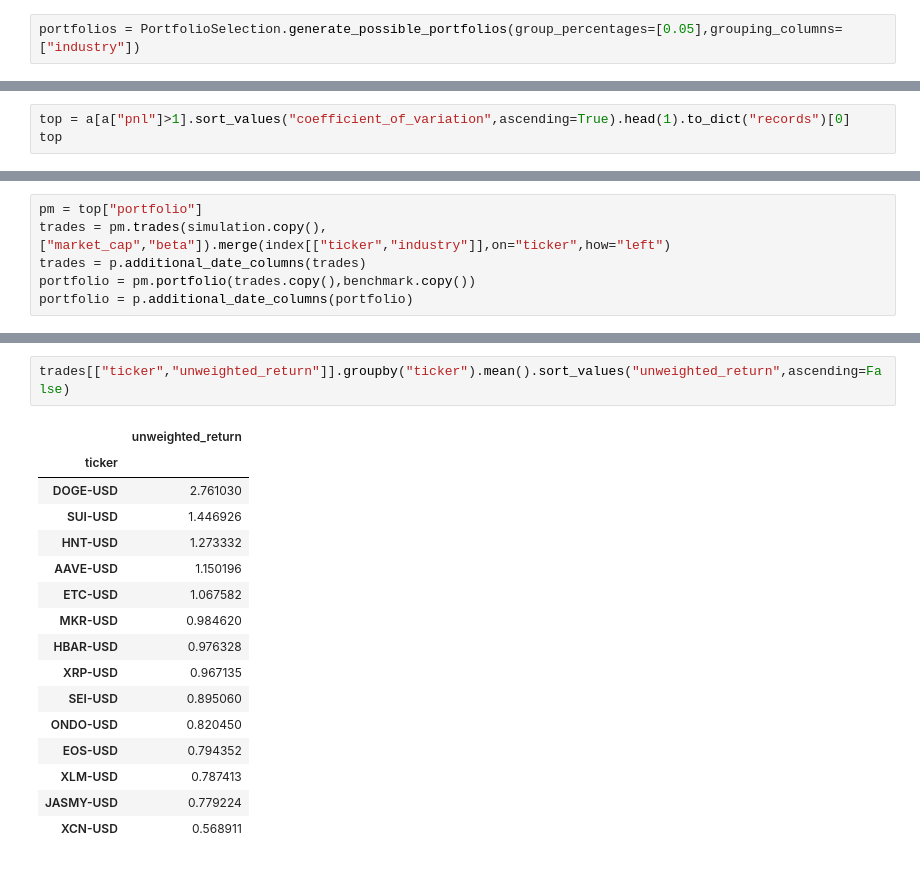
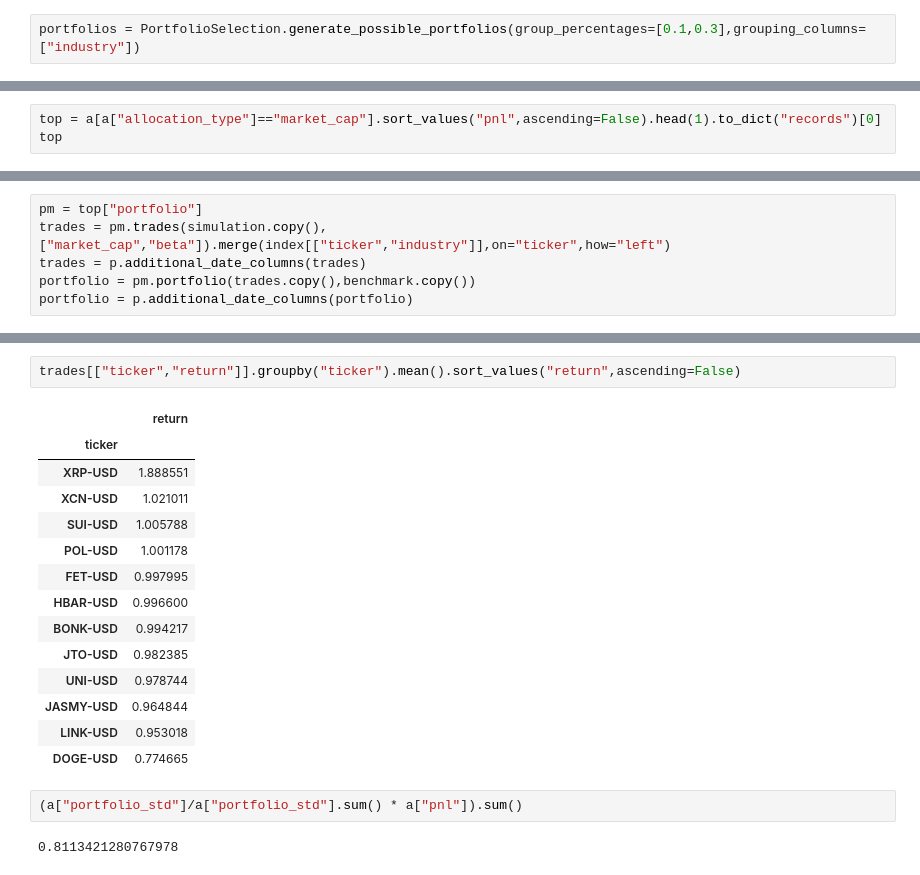
Before and after one commit to chung-ejy/orivault, a Jupyter notebook: studies/swing_trading_study/speculation_basic_crypto.ipynb, the cells around one changed output, grey strips where cells are left out. Cells and saved outputs as stored; diff of their text form.

```diff
--- a/studies/swing_trading_study/speculation_basic_crypto.ipynb
+++ b/studies/swing_trading_study/speculation_basic_crypto.ipynb
@@ -109,7 +92,7 @@ Index(['adjstart', 'adjlow', 'adjhigh', 'adjopen', 'adjclose', 'adjvolume',
        'var', 'beta', 'adjclose_prediction', 'market_cap', 'industry'],
       dtype='object')
 # %%
-portfolios = PortfolioSelection.generate_possible_portfolios(group_percentages=[0.05],grouping_columns=["industry"])
+portfolios = PortfolioSelection.generate_possible_portfolios(group_percentages=[0.1,0.3],grouping_columns=["industry"])
 # %%
 additional_portfolios = []
 
@@ -194,4 +177,4 @@ plt.show()
 # %%
-top = a[a["pnl"]>1].sort_values("coefficient_of_variation",ascending=True).head(1).to_dict("records")[0]
+top = a[a["allocation_type"]=="market_cap"].sort_values("pnl",ascending=False).head(1).to_dict("records")[0]
 top
 # %% [output]
@@ -250,19 +233,21 @@ plt.show()
 # %%
-trades[["ticker","unweighted_return"]].groupby("ticker").mean().sort_values("unweighted_return",ascending=False)
+trades[["ticker","return"]].groupby("ticker").mean().sort_values("return",ascending=False)
 # %% [output]
-|  | unweighted_return |
+|  | return |
 | ticker |  |
-| DOGE-USD | 2.761030 |
-| SUI-USD | 1.446926 |
-| HNT-USD | 1.273332 |
-| AAVE-USD | 1.150196 |
-| ETC-USD | 1.067582 |
-| MKR-USD | 0.984620 |
-| HBAR-USD | 0.976328 |
-| XRP-USD | 0.967135 |
-| SEI-USD | 0.895060 |
-| ONDO-USD | 0.820450 |
-| EOS-USD | 0.794352 |
-| XLM-USD | 0.787413 |
-| JASMY-USD | 0.779224 |
-| XCN-USD | 0.568911 |
+| XRP-USD | 1.888551 |
+| XCN-USD | 1.021011 |
+| SUI-USD | 1.005788 |
+| POL-USD | 1.001178 |
+| FET-USD | 0.997995 |
+| HBAR-USD | 0.996600 |
+| BONK-USD | 0.994217 |
+| JTO-USD | 0.982385 |
+| UNI-USD | 0.978744 |
+| JASMY-USD | 0.964844 |
+| LINK-USD | 0.953018 |
+| DOGE-USD | 0.774665 |
+# %%
+(a["portfolio_std"]/a["portfolio_std"].sum() * a["pnl"]).sum()
+# %% [output]
+0.8113421280767978
```
Also changed, not shown: parts of 6 cells of this notebook.
